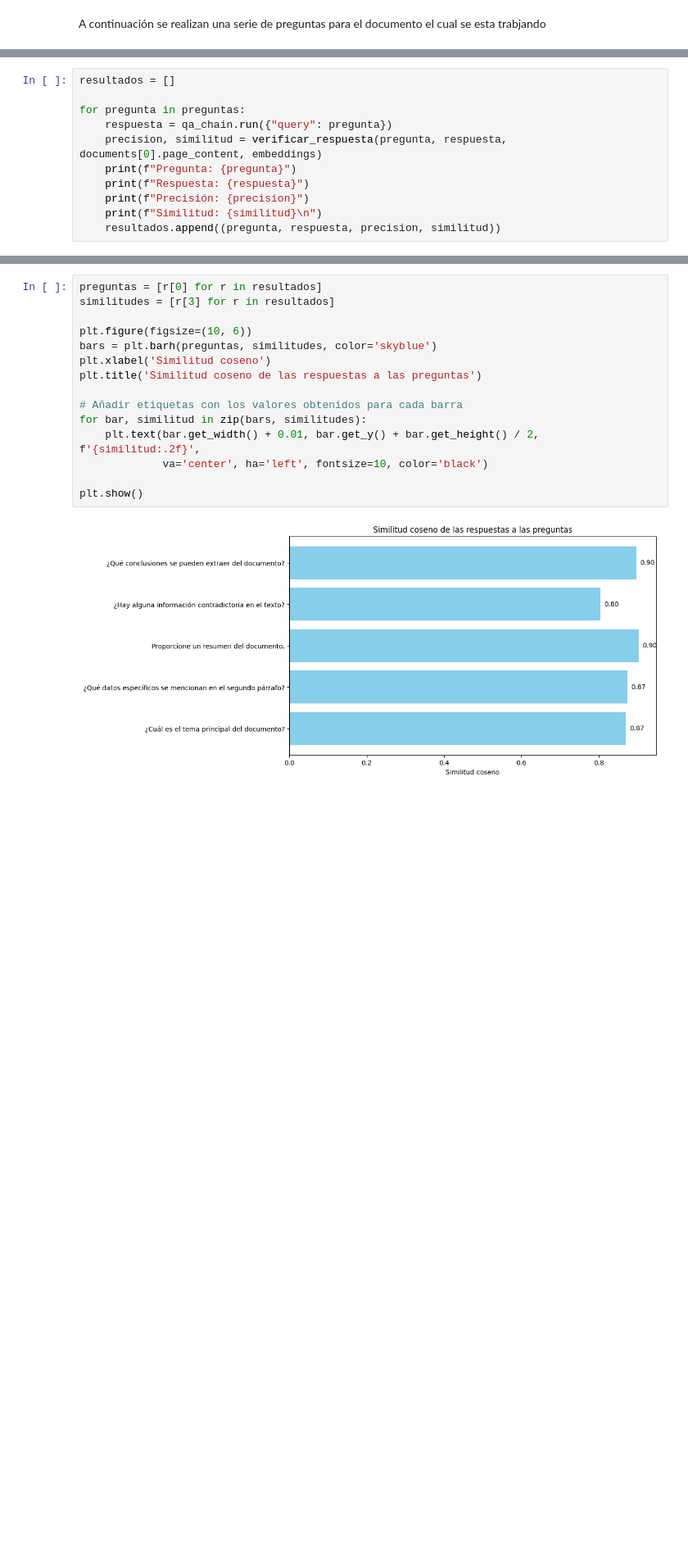
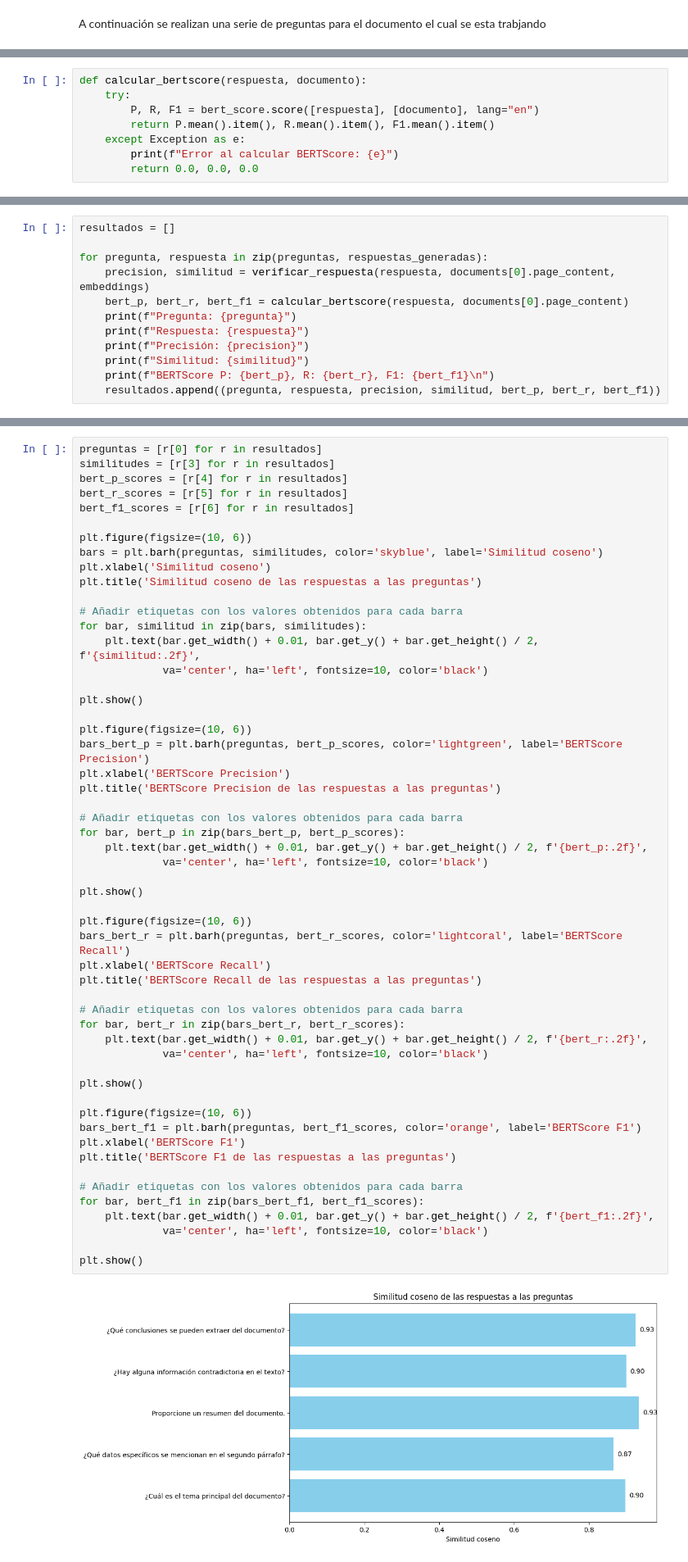
Before and after one commit to GonzaloPahissa/TFG_Gonzalo_Arguedas, a Jupyter notebook: src/Langchain_evaluation/Langchain.ipynb, the cells around one changed output, grey strips where cells are left out. Shown at 82% size. Saved outputs shown, nothing was run; the diff lists cells and outputs as text; blank space fills up the shorter version.

```diff
--- a/src/Langchain_evaluation/Langchain.ipynb
+++ b/src/Langchain_evaluation/Langchain.ipynb
@@ -177,0 +176,8 @@ Verficamos las respuestas
+# %%
+def calcular_bertscore(respuesta, documento):
+    try:
+        P, R, F1 = bert_score.score([respuesta], [documento], lang="en")
+        return P.mean().item(), R.mean().item(), F1.mean().item()
+    except Exception as e:
+        print(f"Error al calcular BERTScore: {e}")
+        return 0.0, 0.0, 0.0
@@ -178,12 +186,13 @@ Verficamos las respuestas
 # %%
 resultados = []
 
-for pregunta in preguntas:
-    respuesta = qa_chain.run({"query": pregunta})
-    precision, similitud = verificar_respuesta(pregunta, respuesta, documents[0].page_content, embeddings)
+for pregunta, respuesta in zip(preguntas, respuestas_generadas):
+    precision, similitud = verificar_respuesta(respuesta, documents[0].page_content, embeddings)
+    bert_p, bert_r, bert_f1 = calcular_bertscore(respuesta, documents[0].page_content)
     print(f"Pregunta: {pregunta}")
     print(f"Respuesta: {respuesta}")
     print(f"Precisión: {precision}")
-    print(f"Similitud: {similitud}\n")
-    resultados.append((pregunta, respuesta, precision, similitud))
+    print(f"Similitud: {similitud}")
+    print(f"BERTScore P: {bert_p}, R: {bert_r}, F1: {bert_f1}\n")
+    resultados.append((pregunta, respuesta, precision, similitud, bert_p, bert_r, bert_f1))
 # %% [output]
@@ -207,17 +259,56 @@ Similitud: 0.8970421323630993
 # %%
 preguntas = [r[0] for r in resultados]
 similitudes = [r[3] for r in resultados]
+bert_p_scores = [r[4] for r in resultados]
+bert_r_scores = [r[5] for r in resultados]
+bert_f1_scores = [r[6] for r in resultados]
 
 plt.figure(figsize=(10, 6))
-bars = plt.barh(preguntas, similitudes, color='skyblue')
+bars = plt.barh(preguntas, similitudes, color='skyblue', label='Similitud coseno')
 plt.xlabel('Similitud coseno')
 plt.title('Similitud coseno de las respuestas a las preguntas')
 
 # Añadir etiquetas con los valores obtenidos para cada barra
 for bar, similitud in zip(bars, similitudes):
     plt.text(bar.get_width() + 0.01, bar.get_y() + bar.get_height() / 2, f'{similitud:.2f}',
              va='center', ha='left', fontsize=10, color='black')
 
 plt.show()
+
+plt.figure(figsize=(10, 6))
+bars_bert_p = plt.barh(preguntas, bert_p_scores, color='lightgreen', label='BERTScore Precision')
+plt.xlabel('BERTScore Precision')
+plt.title('BERTScore Precision de las respuestas a las preguntas')
+
+# Añadir etiquetas con los valores obtenidos para cada barra
+for bar, bert_p in zip(bars_bert_p, bert_p_scores):
+    plt.text(bar.get_width() + 0.01, bar.get_y() + bar.get_height() / 2, f'{bert_p:.2f}',
+             va='center', ha='left', fontsize=10, color='black')
+
+plt.show()
+
+plt.figure(figsize=(10, 6))
+bars_bert_r = plt.barh(preguntas, bert_r_scores, color='lightcoral', label='BERTScore Recall')
+plt.xlabel('BERTScore Recall')
+plt.title('BERTScore Recall de las respuestas a las preguntas')
+
+# Añadir etiquetas con los valores obtenidos para cada barra
+for bar, bert_r in zip(bars_bert_r, bert_r_scores):
+    plt.text(bar.get_width() + 0.01, bar.get_y() + bar.get_height() / 2, f'{bert_r:.2f}',
+             va='center', ha='left', fontsize=10, color='black')
+
+plt.show()
+
+plt.figure(figsize=(10, 6))
+bars_bert_f1 = plt.barh(preguntas, bert_f1_scores, color='orange', label='BERTScore F1')
+plt.xlabel('BERTScore F1')
+plt.title('BERTScore F1 de las respuestas a las preguntas')
+
+# Añadir etiquetas con los valores obtenidos para cada barra
+for bar, bert_f1 in zip(bars_bert_f1, bert_f1_scores):
+    plt.text(bar.get_width() + 0.01, bar.get_y() + bar.get_height() / 2, f'{bert_f1:.2f}',
+             va='center', ha='left', fontsize=10, color='black')
+
+plt.show()
 # %% [output]
-[figure, old version]
+[figure, new version]
```
Also changed, not shown: parts of 10 cells of this notebook, 1 other file.
